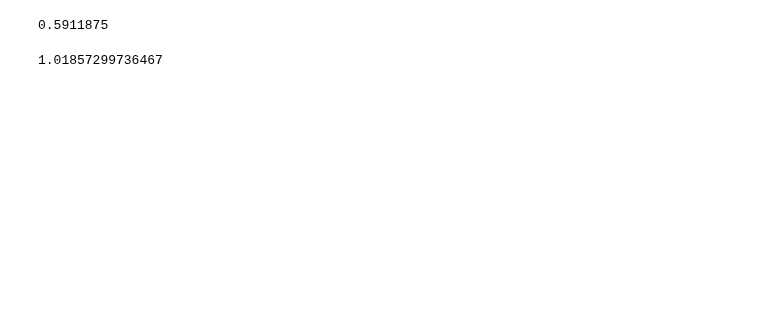
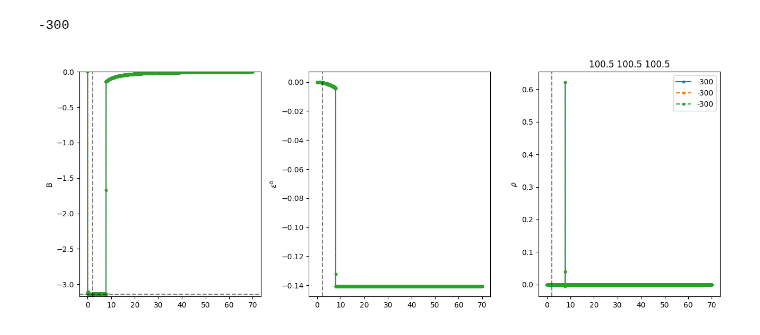
Before and after one commit to LoreCip/LQG-BH-Collapse, a Jupyter notebook: PostProcessing/visual.ipynb, the cells around one changed output. Cells and saved outputs as stored; diff of their text form; code cells hidden in the pictures; blank space fills up the shorter version.

```diff
--- a/PostProcessing/visual.ipynb
+++ b/PostProcessing/visual.ipynb
@@ -43,10 +0,0 @@ plt.legend();
-# %%
-8.408 * 15 * 15 / (2*40*40)
-# %% [output]
-0.5911875
-# %%
-import scipy
-
-scipy.integrate.trapezoid(4*np.pi*fr[idx, fx<8.42]*fx[fx<8.42]**2, x=fx[fx<8.42])
-# %% [output]
-1.01857299736467
@@ -56,0 +51,63 @@ scipy.integrate.trapezoid(4*np.pi*fr[idx, fx<8.42]*fx[fx<8.42]**2, x=fx[fx<8.42]
+# %%
+fig, axs = plt.subplots(1, 3, figsize = (13,5), sharex = True)
+
+for ii in [-300]:
+    axs[0].plot(data['Xgrid'][()], data[group_names[ii]]['B'][()]/data['Xgrid'][()]**2, '.-', label = f"OG")
+    axs[1].plot(data['Xgrid'][()], data[group_names[ii]]['e^b'][()], '.-', label = f"OG")
+    axs[2].plot(data['Xgrid'][()][5:], data[group_names[ii]]['rho'][()][5:], '.-', label = f"{ii}")
+
+    axs[0].plot(data2['Xgrid'][()], data2[group_names2[ii]]['B'][()]/data2['Xgrid'][()]**2, '.--', label = f"OG")
+    axs[1].plot(data2['Xgrid'][()], data2[group_names2[ii]]['e^b'][()], '.--', label = f"OG")
+    axs[2].plot(data2['Xgrid'][()][5:], data2[group_names2[ii]]['rho'][()][5:], '.--', label = f"{ii}")
+
+    axs[0].plot(data3['Xgrid'][()], data3[group_names3[ii]]['B'][()]/data3['Xgrid'][()]**2, '.--', label = f"OG")
+    axs[1].plot(data3['Xgrid'][()], data3[group_names3[ii]]['e^b'][()], '.--', label = f"OG")
+    axs[2].plot(data3['Xgrid'][()][5:], data2[group_names3[ii]]['rho'][()][5:], '.--', label = f"{ii}")
+
+
+    plt.title(str(np.round(data[group_names[ii]]['t'][()],2)) + ' ' + str(np.round(data2[group_names2[ii]]['t'][()],2)) + ' ' + str(np.round(data3[group_names3[ii]]['t'][()],2)) )
+
+    # X = data['Xgrid'][()]
+    # B = data[group_names[ii]]['B'][()]
+    # E = data[group_names[ii]]['e^b'][()]
+    # rho = data[group_names[ii]]['rho'][()]
+    # c = 0
+    # ll = []
+    # for i in range(1, len(X)-1):
+    #     if X[i] > 2.5:
+    #         if (rho[i+1]**2 - rho[i-1]) / 0.01> 500 :
+    #             c = c + 1
+    #             ll.append(i)
+    #             axs[0].axvline(X[i], color='r')
+    #             axs[1].axvline(X[i], color='r')
+    #             axs[2].axvline(X[i], color='r')
+
+    # Emod = E.copy()
+    # Emod[ll[0]] = Emod[ll[0]-1]
+    # axs[1].plot(data['Xgrid'][()], Emod, '.-', label = f"OG")
+
+
+# Xmin = (gamma^2 Delta R_s)^(1/3)
+axs[0].axvline((2*data['Mass'][()])**(1/3), color='k', ls='--', alpha = 0.5)
+axs[1].axvline((2*data['Mass'][()])**(1/3), color='k', ls='--', alpha = 0.5)
+axs[2].axvline((2*data['Mass'][()])**(1/3), color='k', ls='--', alpha = 0.5)
+
+axs[0].axhline(-np.pi, color='k', ls='--', alpha = 0.5)
+
+
+axs[0].set_ylabel("B")
+axs[1].set_ylabel(r"$\epsilon^b$")
+axs[2].set_ylabel(r"$\rho$")
+
+axs[0].set_ylim(-np.pi*1.01, 0)
+
+# axs[0].set_xlim(X[ll[0]]-5*0.005, X[ll[0]]+5*0.005)
+# axs[1].set_xlim(X[ll[0]]-5*0.005, X[ll[0]]+5*0.005)
+# axs[2].set_xlim(X[ll[0]]-5*0.005, X[ll[0]]+5*0.005)
+
+plt.tight_layout()
+print(ii)
+plt.legend();
+# %% [output]
+-300
+[figure, added]
```
Also changed, not shown: parts of 5 cells of this notebook, 3 other files.
